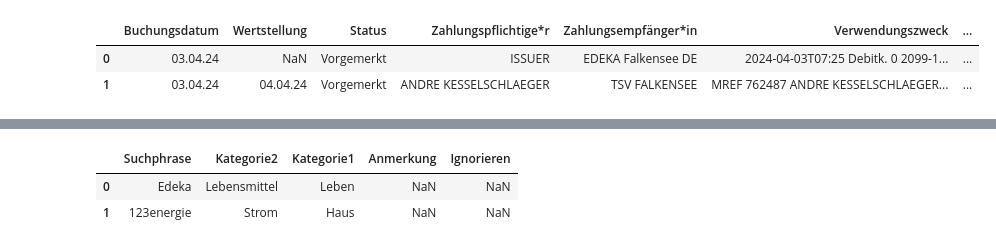
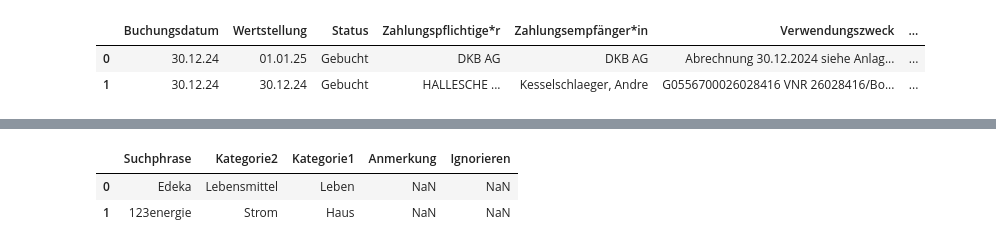
Before and after one commit to kesselschlaeger/Kontenanalyse, a Jupyter notebook: Kontenanalyse.ipynb, the cells around one changed output, grey strips where cells are left out. Drawn from its saved outputs; the diff is of its cells as text; code cells hidden in the pictures.

```diff
--- a/Kontenanalyse.ipynb
+++ b/Kontenanalyse.ipynb
@@ -13,7 +13,7 @@ os.chdir('c:\\!\\privat\\Buchungen')
 import glob
 
 # Get a list of all CSV files in the directory
-csv_files = glob.glob("*_Umsatzliste_Girokonto_DE17120300000015225626.csv")
+csv_files = glob.glob("*_Umsatzliste_Girokonto_DE17120300000015225626*.csv")
 
 # Create an empty list to store the dataframes
 dfs = []
@@ -25,36 +25,36 @@ for file in csv_files:
 
 # Concatenate all dataframes into a single dataframe
 dfAndre = pd.concat(dfs)
 dfAndre['Konto'] = 'André'
 
 ##Dateien für Oljas Konto
 # Get a list of all CSV files in the directory
-csv_files = glob.glob("*_Umsatzliste_Girokonto_DE10120300001005858913.csv")
+csv_files = glob.glob("*_Umsatzliste_Girokonto_DE10120300001005858913*.csv")
 
 # Create an empty list to store the dataframes
 dfs = []
 
 # Read each CSV file and append the dataframe to the list
 for file in csv_files:
     df = pd.read_csv(file, sep=';', skiprows=4)
     dfs.append(df)
 
 # Concatenate all dataframes into a single dataframe
 dfOlja = pd.concat(dfs)
 dfOlja['Konto'] = 'Olja'
 
 df = pd.concat([dfAndre, dfOlja], axis=0)
 
 # Entfernen von Duplikaten aus dem DataFrame
 df = df.drop_duplicates()
 df.head(2)
 
 # Print the combined dataframe
 #print(df)
 # %% [output]
 |  | Buchungsdatum | Wertstellung | Status | Zahlungspflichtige*r | Zahlungsempfänger*in | Verwendungszweck | ... |
-| 0 | 03.04.24 | NaN | Vorgemerkt | ISSUER | EDEKA Falkensee DE | 2024-04-03T07:25 Debitk. 0 2099-1... | ... |
-| 1 | 03.04.24 | 04.04.24 | Vorgemerkt | ANDRE KESSELSCHLAEGER | TSV FALKENSEE | MREF 762487 ANDRE KESSELSCHLAEGER... | ... |
+| 0 | 30.12.24 | 01.01.25 | Gebucht | DKB AG | DKB AG | Abrechnung 30.12.2024 siehe Anlag... | ... |
+| 1 | 30.12.24 | 30.12.24 | Gebucht | HALLESCHE ... | Kesselschlaeger, Andre | G0556700026028416 VNR 26028416/Bo... | ... |
 # %%
 ## Load text file via read_csv
 ##df = pd.read_csv("03-04-2024_Umsatzliste_Girokonto_DE17120300000015225626.csv", sep=';', skiprows=4)
```
Also changed, not shown: parts of 19 cells of this notebook, 5 other files.
